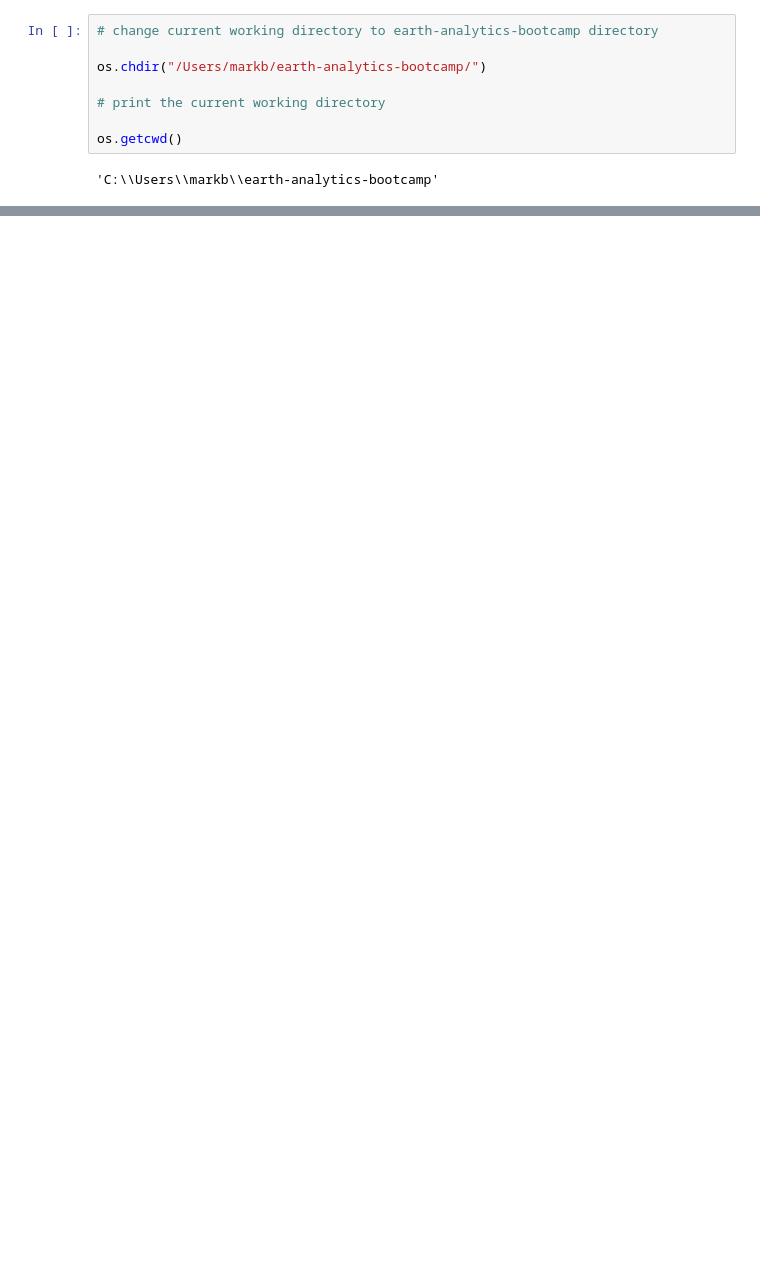
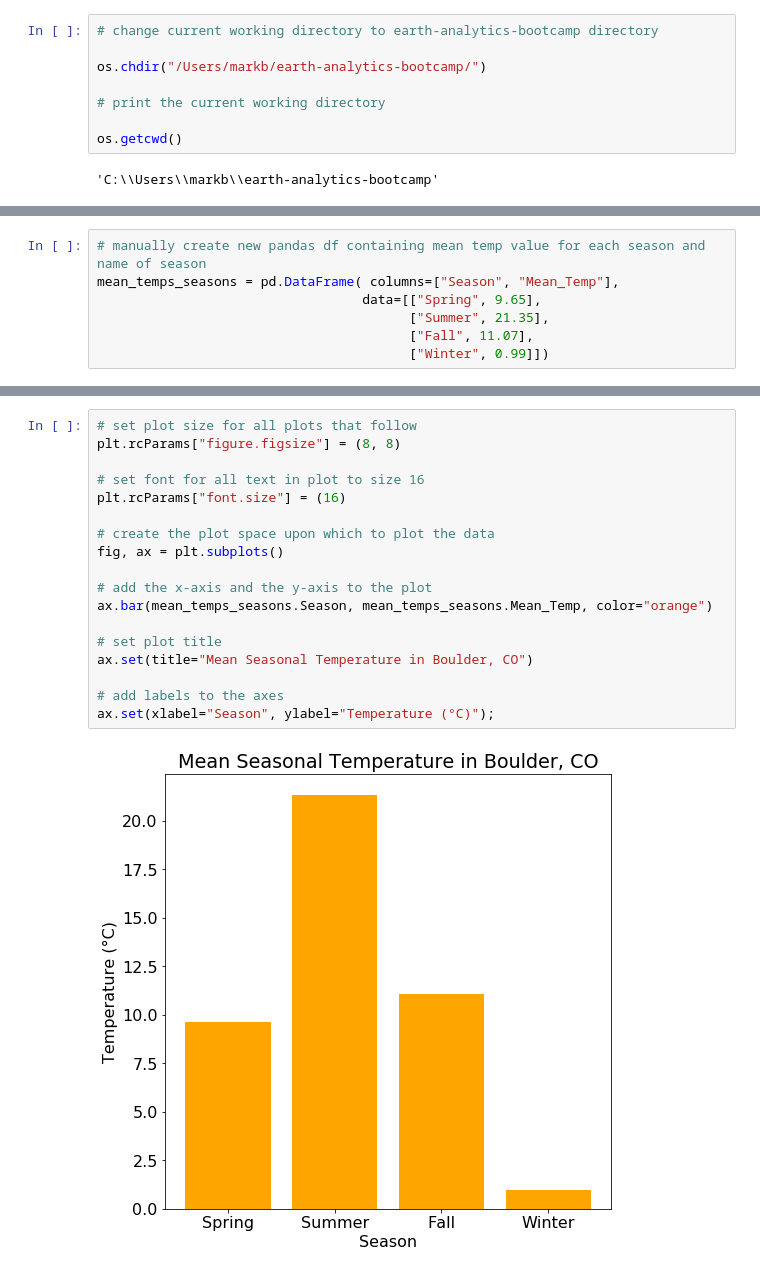
Before and after one commit to geo-py/ea-bootcamp-practice-data-structures, a Jupyter notebook: m-brown-practice-data-structures.ipynb, the cells around one changed output, grey strips where cells are left out. Cells and saved outputs as stored; diff of their text form; blank space fills up the shorter version.

```diff
--- a/m-brown-practice-data-structures.ipynb
+++ b/m-brown-practice-data-structures.ipynb
@@ -127,0 +351,7 @@ os.getcwd()
+# %%
+# manually create new pandas df containing mean temp value for each season and name of season
+mean_temps_seasons = pd.DataFrame( columns=["Season", "Mean_Temp"],
+                                  data=[["Spring", 9.65],
+                                        ["Summer", 21.35],
+                                        ["Fall", 11.07],
+                                        ["Winter", 0.99]])
@@ -127,0 +372,20 @@ os.getcwd()
+# %%
+# set plot size for all plots that follow
+plt.rcParams["figure.figsize"] = (8, 8)
+
+# set font for all text in plot to size 16
+plt.rcParams["font.size"] = (16)
+
+# create the plot space upon which to plot the data
+fig, ax = plt.subplots()
+
+# add the x-axis and the y-axis to the plot
+ax.bar(mean_temps_seasons.Season, mean_temps_seasons.Mean_Temp, color="orange")
+
+# set plot title
+ax.set(title="Mean Seasonal Temperature in Boulder, CO")
+
+# add labels to the axes
+ax.set(xlabel="Season", ylabel="Temperature (°C)");
+# %% [output]
+[figure, added]
```
Also changed, not shown: parts of 18 cells of this notebook.
